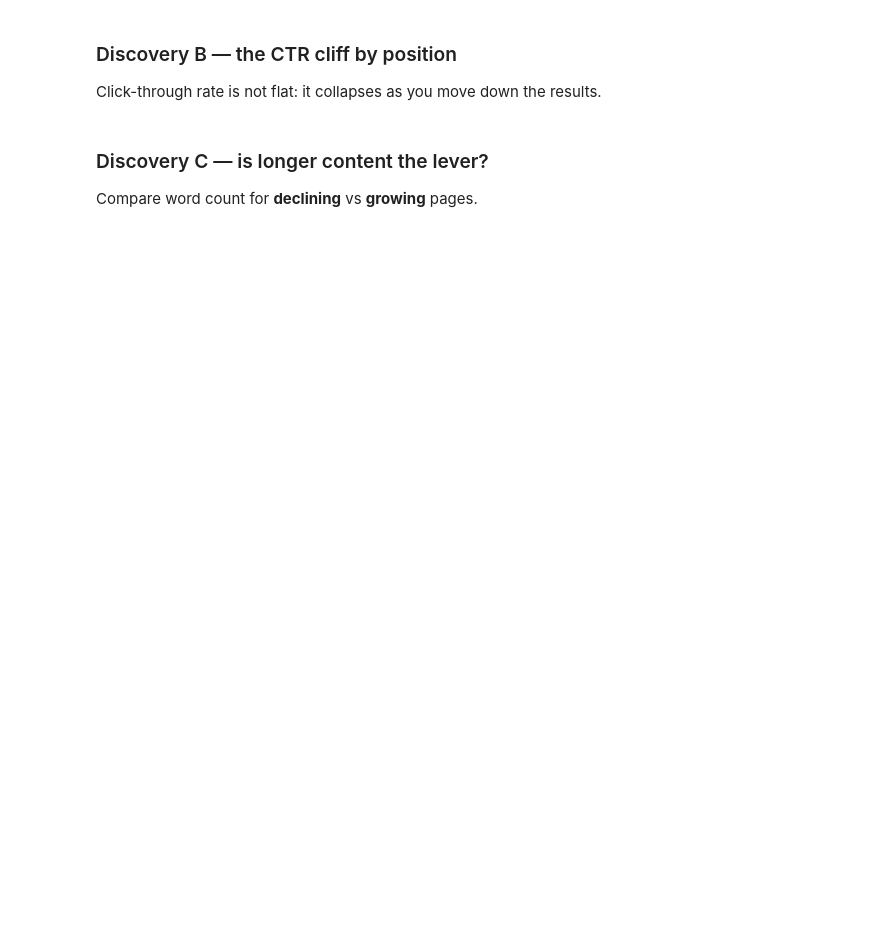
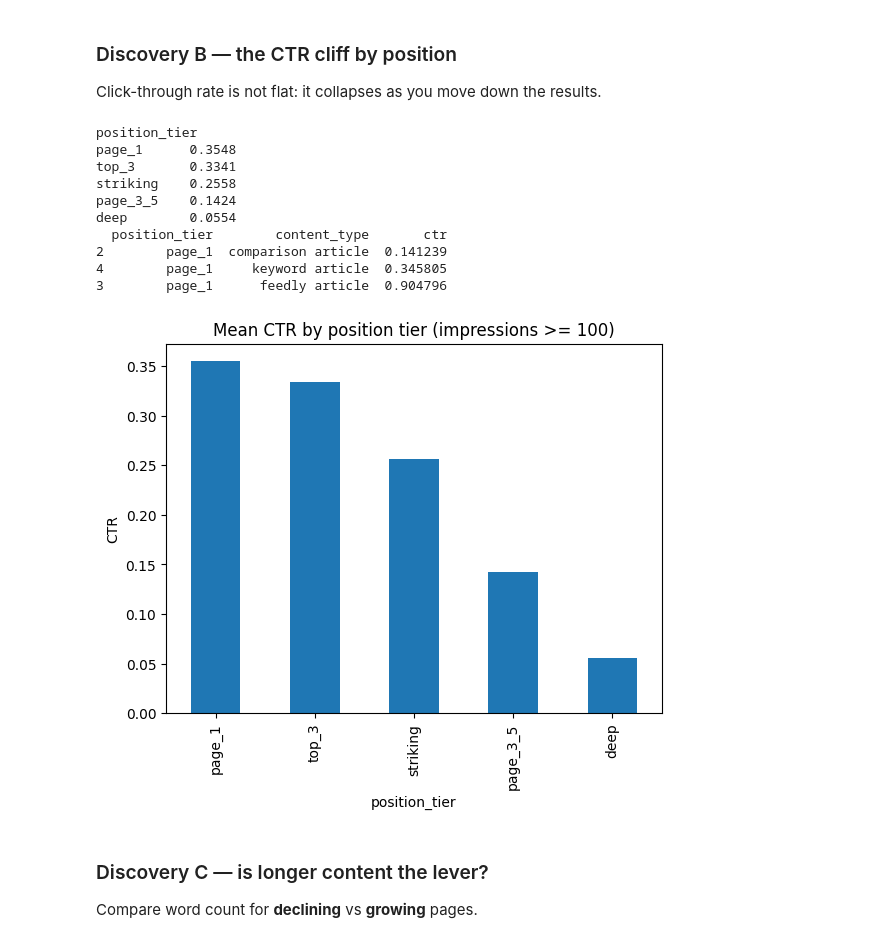
Before and after one commit to Jarren-code/FlyrankML, a Jupyter notebook: notebooks/01_first_look_and_discovery.ipynb, the cells around one changed output. Drawn from its saved outputs; the diff is of its cells as text; code cells hidden in the pictures; blank space fills up the shorter version.

Commit message:
modified to display all the CTR rates of all content types in the same position tier.

```diff
--- a/notebooks/01_first_look_and_discovery.ipynb
+++ b/notebooks/01_first_look_and_discovery.ipynb
@@ -78,8 +117,25 @@ Click-through rate is not flat: it collapses as you move down the results.
 # %%
 visible = df[df["impressions_90d"] >= 100]
 ctr_by_pos = visible.groupby("position_tier")["ctr"].mean().sort_values(ascending=False)
 print(ctr_by_pos.round(4).to_string())
 ctr_by_pos.plot(kind="bar", title="Mean CTR by position tier (impressions >= 100)", ylabel="CTR");
+ctr_by_pos_type = visible.groupby(["position_tier", "content_type"])["ctr"].mean().reset_index()
+
+
+page_1_ctr = ctr_by_pos_type[ctr_by_pos_type["position_tier"] == "page_1"]
+print(page_1_ctr.sort_values("ctr")) #worst CTR at page 1 position
+# %% [output]
+position_tier
+page_1      0.3548
+top_3       0.3341
+striking    0.2558
+page_3_5    0.1424
+deep        0.0554
+  position_tier        content_type       ctr
+2        page_1  comparison article  0.141239
+4        page_1     keyword article  0.345805
+3        page_1      feedly article  0.904796
+[figure, added]
 # %% [markdown]
 ### Discovery C — is longer content the lever?
 Compare word count for **declining** vs **growing** pages.
```
Also changed, not shown: parts of 10 cells of this notebook.
